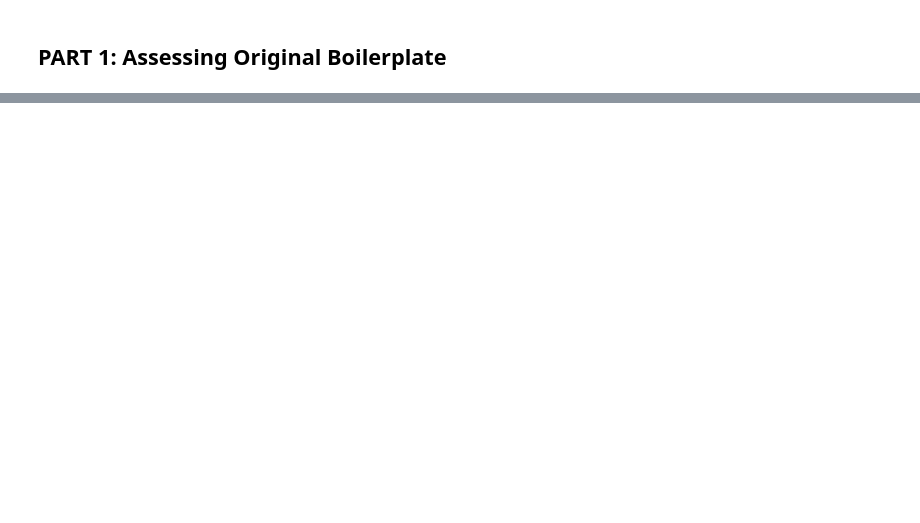
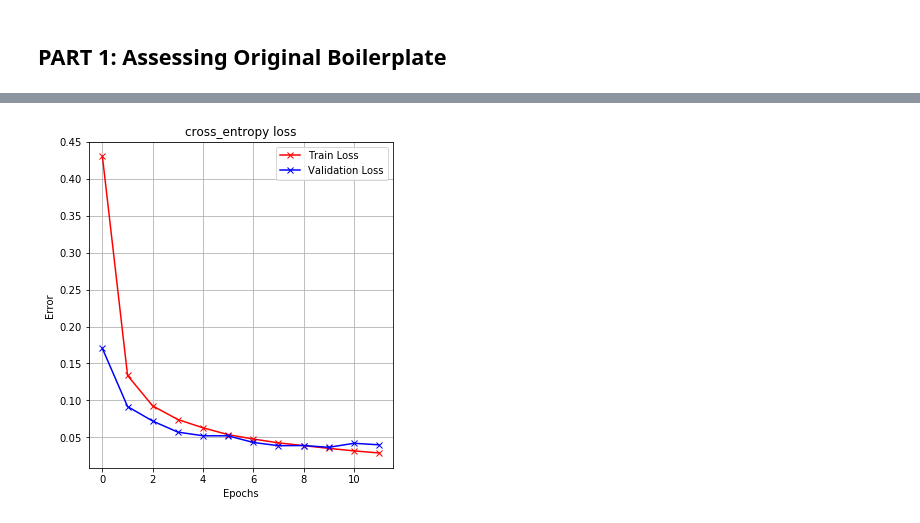
Before and after one commit to officialfrancismendoza/CSE575_Statistical-Machine-Learning, a Jupyter notebook: Project 3/Mendoza-CSE575_Project3.ipynb, the cells around one changed output, grey strips where cells are left out. Drawn from its saved outputs; the diff is of its cells as text; code cells hidden in the pictures; blank space fills up the shorter version.

```diff
--- a/Project 3/Mendoza-CSE575_Project3.ipynb
+++ b/Project 3/Mendoza-CSE575_Project3.ipynb
@@ -89,0 +413,15 @@ Test accuracy: 0.9790999889373779
+# %%
+def plot_loss_accuracy(history3):
+    fig = plt.figure(figsize=(12, 6))
+    ax = fig.add_subplot(1, 2, 1)
+    ax.plot(history3.history["loss"],'r-x', label="Train Loss")
+    ax.plot(history3.history["val_loss"],'b-x', label="Validation Loss")
+    ax.legend()
+    ax.set_title('cross_entropy loss')
+    ax.set_xlabel('Epochs')
+    ax.set_ylabel('Error')
+    ax.grid(True)
+
+plot_loss_accuracy(history3)
+# %% [output]
+[figure, added]
```
Also changed, not shown: parts of 21 cells of this notebook, 3 other files.
